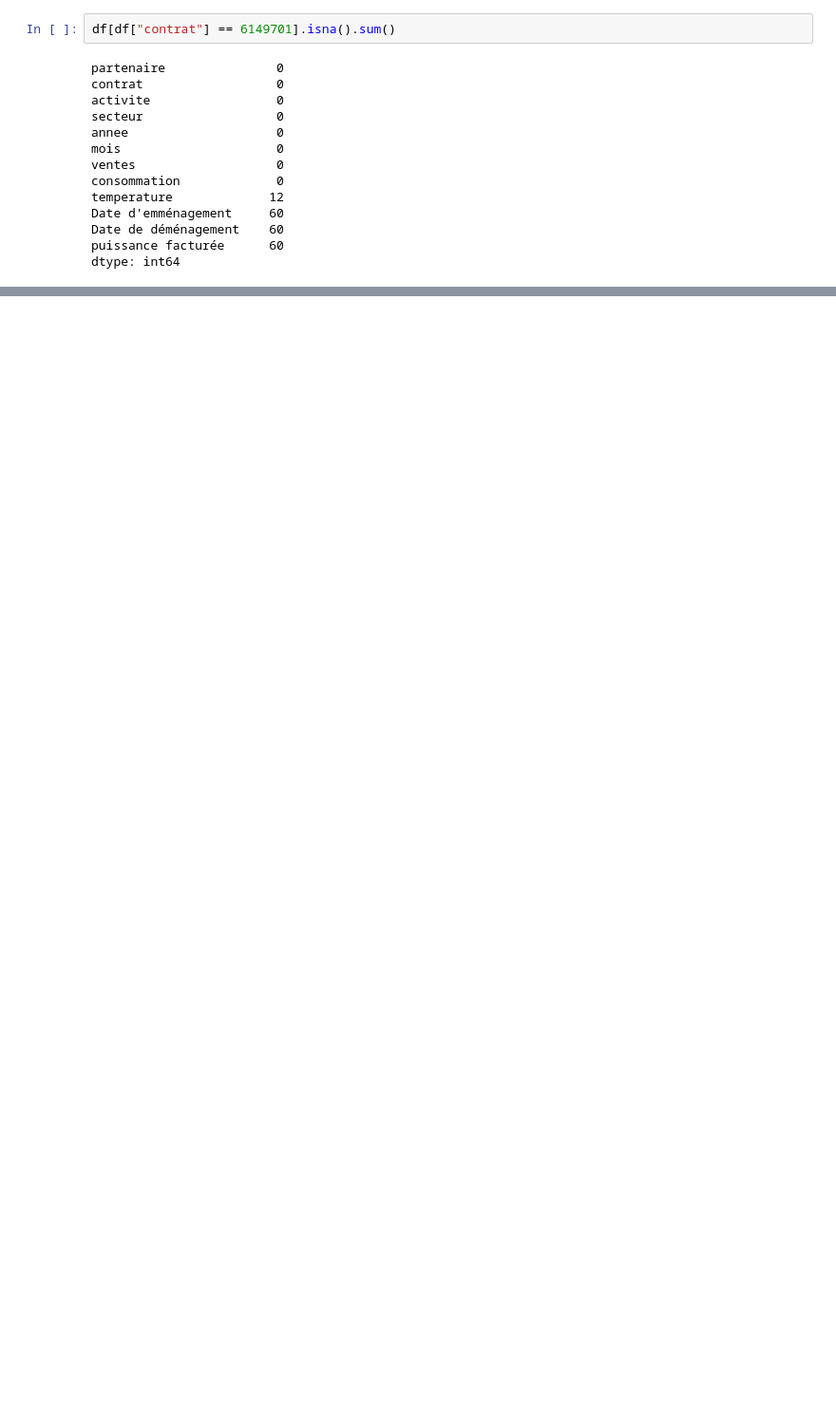
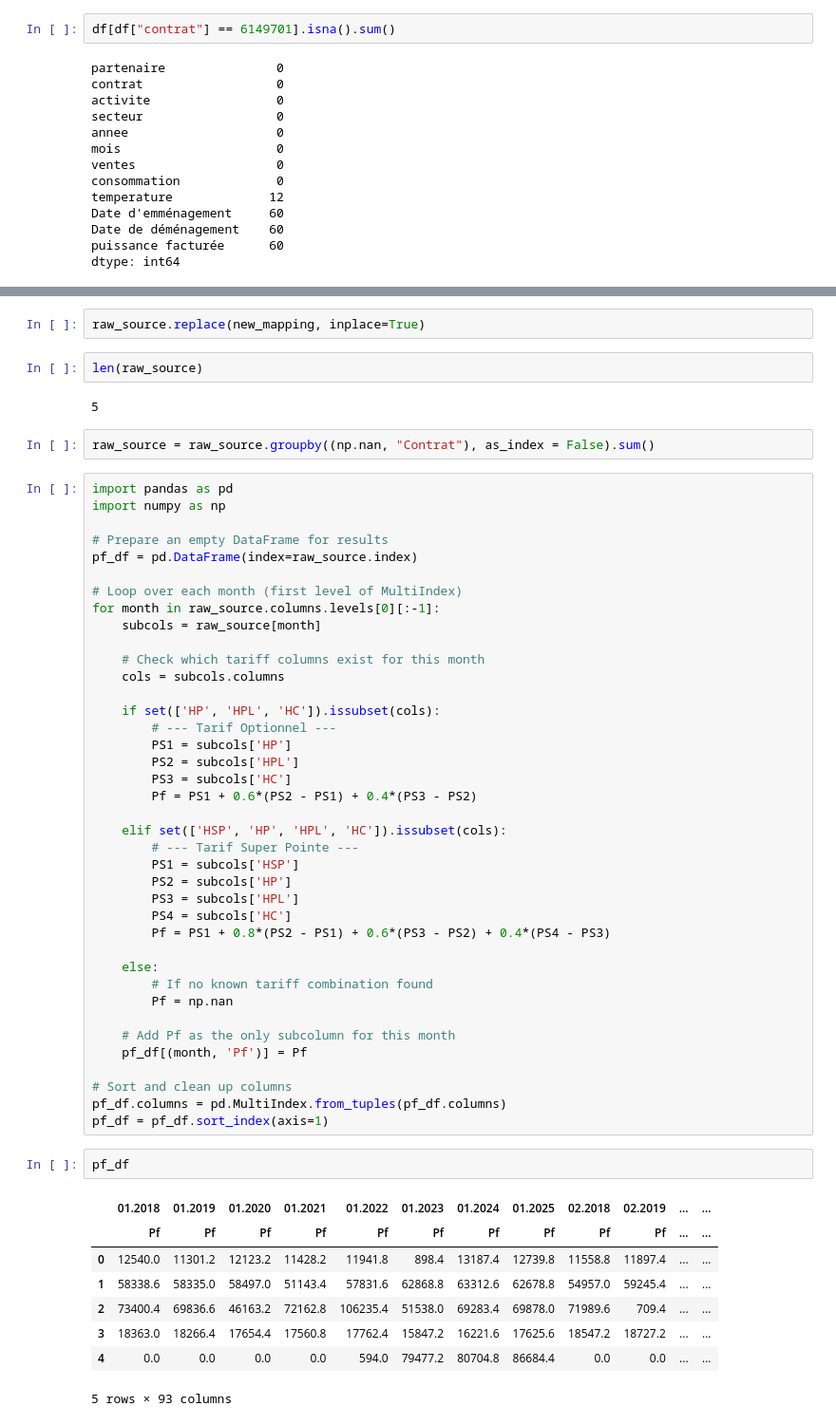
Before and after one commit to eniafou/onee, a Jupyter notebook: notebooks/analyse_6.ipynb, the cells around one changed output, grey strips where cells are left out. Shown: that part at 95% size. Saved outputs shown, nothing was run; the diff lists cells and outputs as text; blank space fills up the shorter version.

```diff
--- a/notebooks/analyse_6.ipynb
+++ b/notebooks/analyse_6.ipynb
@@ -70,0 +230,58 @@ best.get("annual_mae")
+# %%
+raw_source.replace(new_mapping, inplace=True)
+# %%
+len(raw_source)
+# %% [output]
+5
+# %%
+raw_source = raw_source.groupby((np.nan, "Contrat"), as_index = False).sum()
+# %%
+import pandas as pd
+import numpy as np
+
+# Prepare an empty DataFrame for results
+pf_df = pd.DataFrame(index=raw_source.index)
+
+# Loop over each month (first level of MultiIndex)
+for month in raw_source.columns.levels[0][:-1]:
+    subcols = raw_source[month]
+
+    # Check which tariff columns exist for this month
+    cols = subcols.columns
+
+    if set(['HP', 'HPL', 'HC']).issubset(cols):
+        # --- Tarif Optionnel ---
+        PS1 = subcols['HP']
+        PS2 = subcols['HPL']
+        PS3 = subcols['HC']
+        Pf = PS1 + 0.6*(PS2 - PS1) + 0.4*(PS3 - PS2)
+
+    elif set(['HSP', 'HP', 'HPL', 'HC']).issubset(cols):
+        # --- Tarif Super Pointe ---
+        PS1 = subcols['HSP']
+        PS2 = subcols['HP']
+        PS3 = subcols['HPL']
+        PS4 = subcols['HC']
+        Pf = PS1 + 0.8*(PS2 - PS1) + 0.6*(PS3 - PS2) + 0.4*(PS4 - PS3)
+
+    else:
+        # If no known tariff combination found
+        Pf = np.nan
+
+    # Add Pf as the only subcolumn for this month
+    pf_df[(month, 'Pf')] = Pf
+
+# Sort and clean up columns
+pf_df.columns = pd.MultiIndex.from_tuples(pf_df.columns)
+pf_df = pf_df.sort_index(axis=1)
+# %%
+pf_df
+# %% [output]
+|  | 01.2018 | 01.2019 | 01.2020 | 01.2021 | 01.2022 | 01.2023 | 01.2024 | 01.2025 | 02.2018 | 02.2019 | ... | ... |
+|  | Pf | Pf | Pf | Pf | Pf | Pf | Pf | Pf | Pf | Pf | ... | ... |
+| 0 | 12540.0 | 11301.2 | 12123.2 | 11428.2 | 11941.8 | 898.4 | 13187.4 | 12739.8 | 11558.8 | 11897.4 | ... | ... |
+| 1 | 58338.6 | 58335.0 | 58497.0 | 51143.4 | 57831.6 | 62868.8 | 63312.6 | 62678.8 | 54957.0 | 59245.4 | ... | ... |
+| 2 | 73400.4 | 69836.6 | 46163.2 | 72162.8 | 106235.4 | 51538.0 | 69283.4 | 69878.0 | 71989.6 | 709.4 | ... | ... |
+| 3 | 18363.0 | 18266.4 | 17654.4 | 17560.8 | 17762.4 | 15847.2 | 16221.6 | 17625.6 | 18547.2 | 18727.2 | ... | ... |
+| 4 | 0.0 | 0.0 | 0.0 | 0.0 | 594.0 | 79477.2 | 80704.8 | 86684.4 | 0.0 | 0.0 | ... | ... |
+5 rows × 93 columns
```
Also changed, not shown: parts of 56 cells of this notebook, 22 other files.
